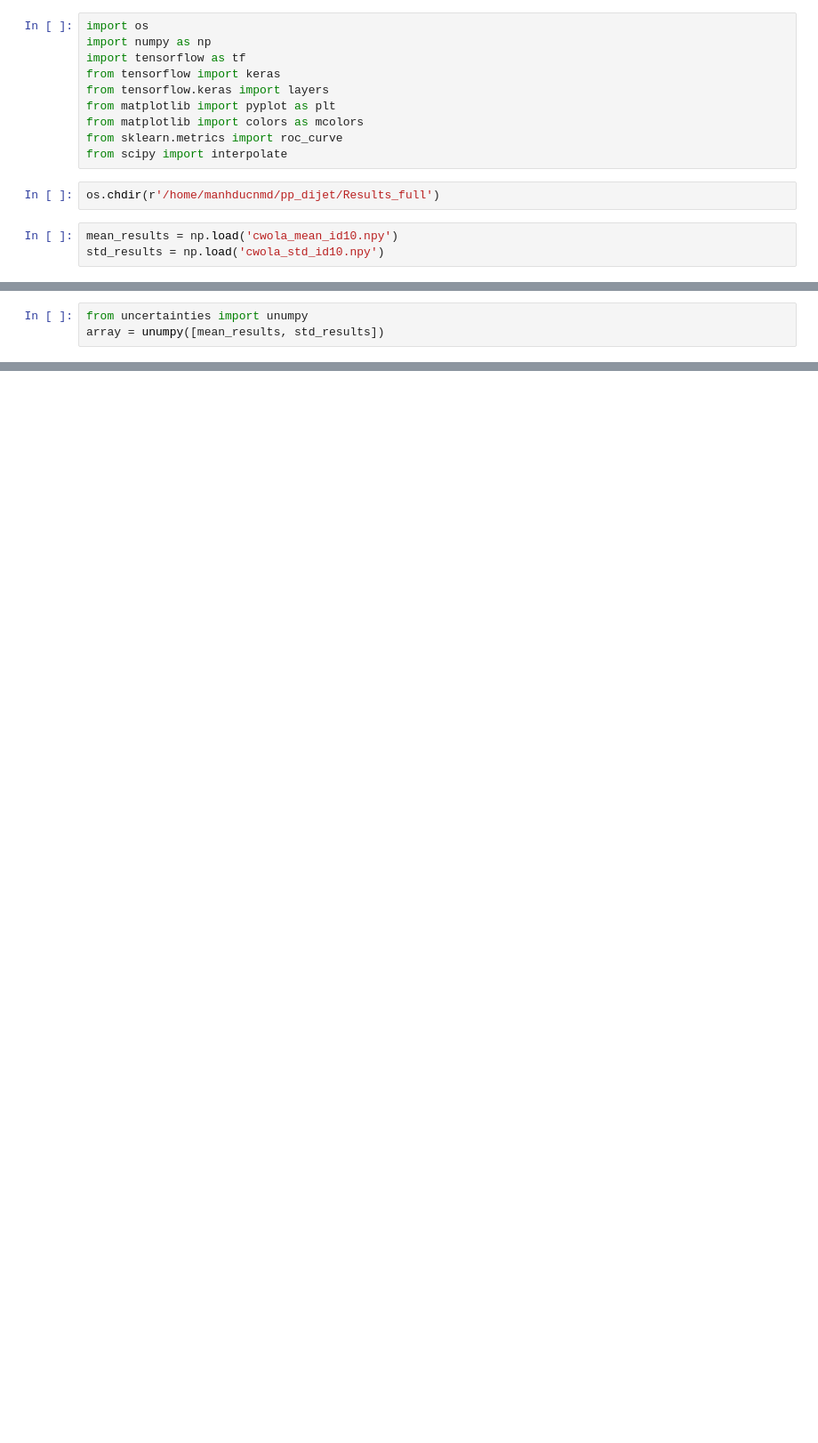
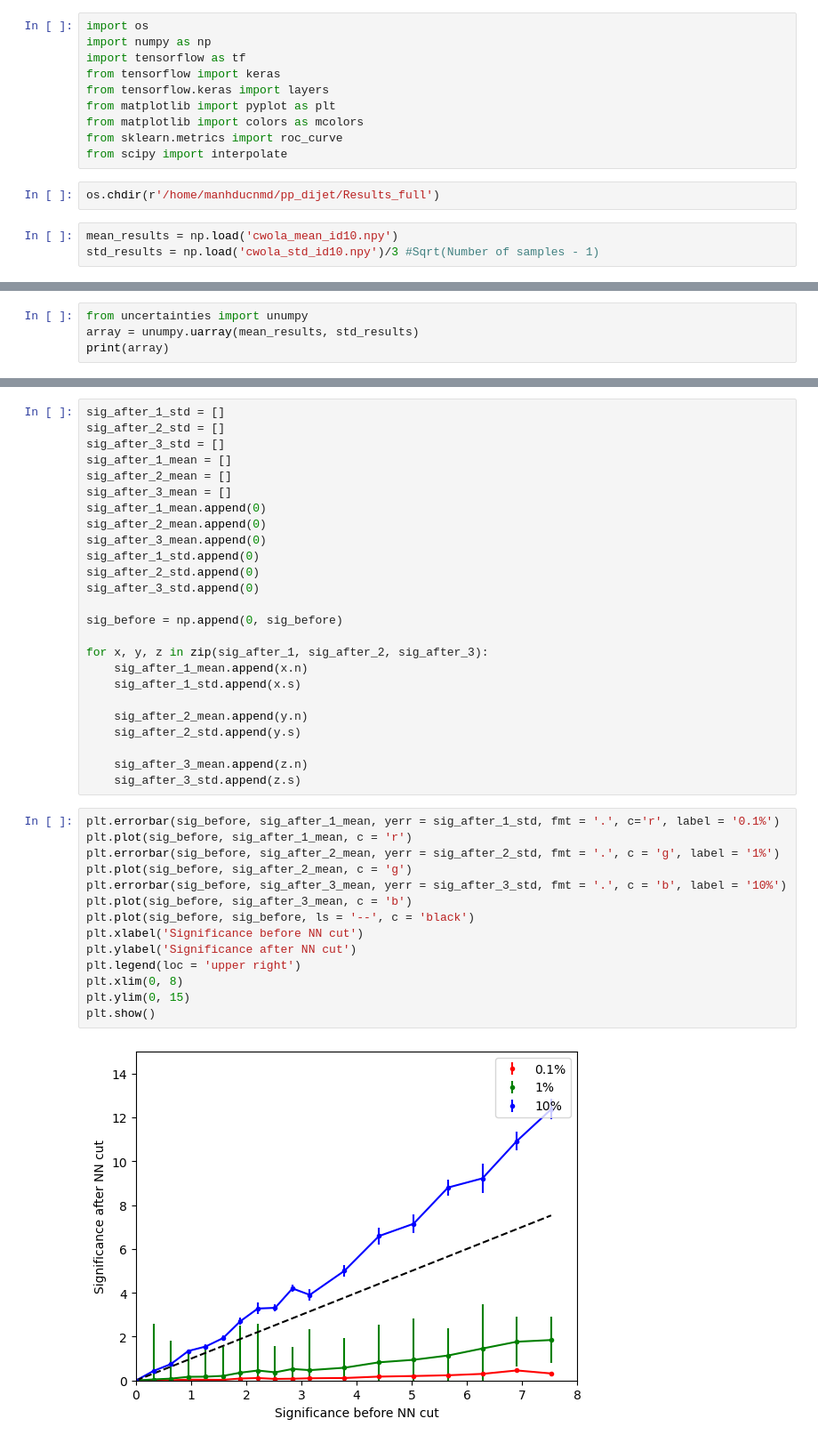
Before and after one commit to manhducnmd1/Summer_Research_CWoLa, a Jupyter notebook: Postprocess and plot for CWoLA.ipynb, the cells around one changed output, grey strips where cells are left out. Shown at 89% size. Saved outputs shown, nothing was run; the diff lists cells and outputs as text; blank space fills up the shorter version.

```diff
--- a/Postprocess and plot for CWoLA.ipynb
+++ b/Postprocess and plot for CWoLA.ipynb
@@ -12,7 +12,7 @@ from scipy import interpolate
 os.chdir(r'/home/manhducnmd/pp_dijet/Results_full')
 # %%
 mean_results = np.load('cwola_mean_id10.npy')
-std_results = np.load('cwola_std_id10.npy')
+std_results = np.load('cwola_std_id10.npy')/3 #Sqrt(Number of samples - 1)
 # %%
 print(mean_results, std_results)
 # %% [output]
@@ -48,4 +36,5 @@ sig_after_3 = np.sqrt(2*((x*mean_results[:,2]+25000*0.01)*np.log(x*mean_results[
 # %%
 from uncertainties import unumpy
-array = unumpy([mean_results, std_results])
+array = unumpy.uarray(mean_results, std_results)
+print(array)
 # %% [output]
@@ -52,0 +68,41 @@ TypeError: 'module' object is not callable
+# %%
+sig_after_1_std = []
+sig_after_2_std = []
+sig_after_3_std = []
+sig_after_1_mean = []
+sig_after_2_mean = []
+sig_after_3_mean = []
+sig_after_1_mean.append(0)
+sig_after_2_mean.append(0)
+sig_after_3_mean.append(0)
+sig_after_1_std.append(0)
+sig_after_2_std.append(0)
+sig_after_3_std.append(0)
+
+sig_before = np.append(0, sig_before)
+
+for x, y, z in zip(sig_after_1, sig_after_2, sig_after_3):
+    sig_after_1_mean.append(x.n)
+    sig_after_1_std.append(x.s)
+
+    sig_after_2_mean.append(y.n)
+    sig_after_2_std.append(y.s)
+
+    sig_after_3_mean.append(z.n)
+    sig_after_3_std.append(z.s)
+# %%
+plt.errorbar(sig_before, sig_after_1_mean, yerr = sig_after_1_std, fmt = '.', c='r', label = '0.1%')
+plt.plot(sig_before, sig_after_1_mean, c = 'r')
+plt.errorbar(sig_before, sig_after_2_mean, yerr = sig_after_2_std, fmt = '.', c = 'g', label = '1%')
+plt.plot(sig_before, sig_after_2_mean, c = 'g')
+plt.errorbar(sig_before, sig_after_3_mean, yerr = sig_after_3_std, fmt = '.', c = 'b', label = '10%')
+plt.plot(sig_before, sig_after_3_mean, c = 'b')
+plt.plot(sig_before, sig_before, ls = '--', c = 'black')
+plt.xlabel('Significance before NN cut')
+plt.ylabel('Significance after NN cut')
+plt.legend(loc = 'upper right')
+plt.xlim(0, 8)
+plt.ylim(0, 15)
+plt.show()
+# %% [output]
+[figure, added]
```
Also changed, not shown: parts of 4 cells of this notebook.
